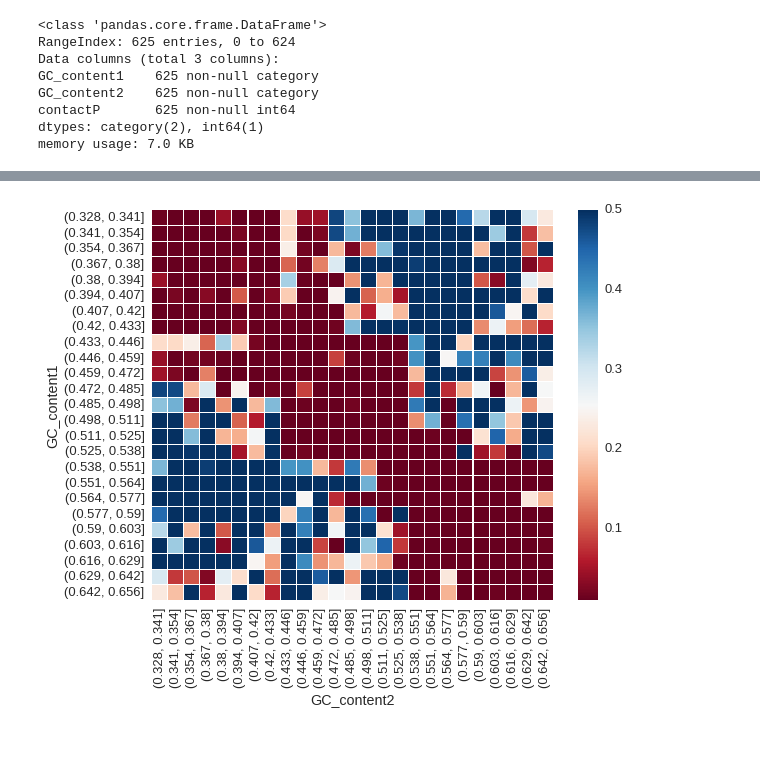
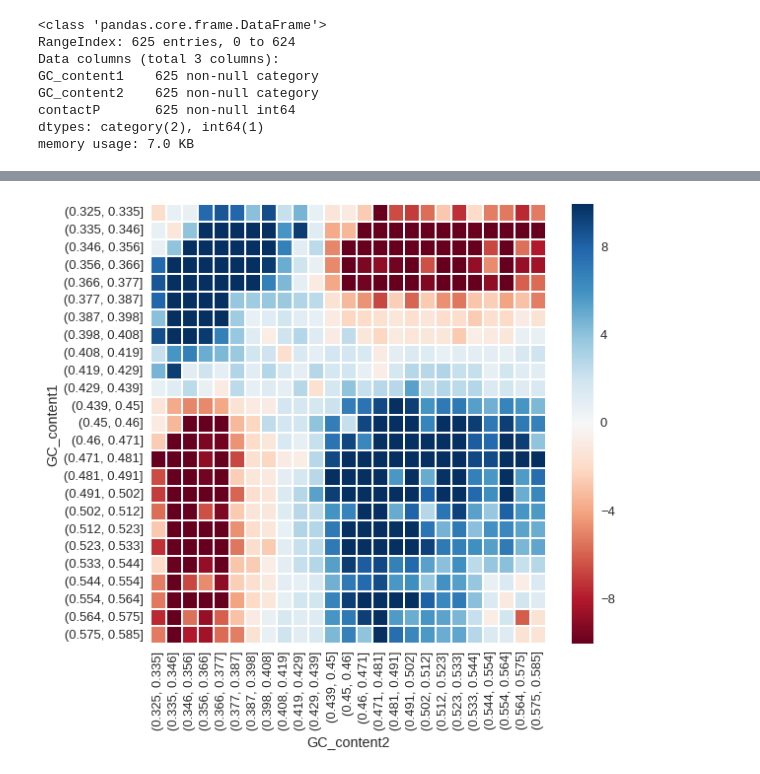
Before and after one commit to acolliva/Hi-C, a Jupyter notebook: Pandas Hi-c?.ipynb, the cells around one changed output, grey strips where cells are left out. Drawn from its saved outputs; the diff is of its cells as text; code cells hidden in the pictures; blank space fills up the shorter version.

```diff
--- a/Pandas Hi-c?.ipynb
+++ b/Pandas Hi-c?.ipynb
@@ -404,3 +466,14 @@ final.contactP.sum()*0.037192*0.037192
+# %%
+final['p_val']=final.apply(lambda x: np.log(x.survival_func), axis=1)
+final['p_val_neg']=final.apply(lambda x: np.log(1- x.survival_func), axis=1)
+# %%
+def strange(couple):
+    if abs(couple[0])>abs(couple[1]):
+        return -couple[0]
+    else:
+        return couple[1]
+# %%
+final['def_p_val']=final.apply(lambda x: strange([x.p_val,x.p_val_neg]),axis=1)
 # %%
 final
 # %% [output]
@@ -425,2 +498,2 @@ final
 # %%
-result = final.pivot(index='GC_content1', columns='GC_content2', values='prova')
+result_pval = final.pivot(index='GC_content1', columns='GC_content2', values='def_p_val')
@@ -449,6 +522,6 @@ result
 # %%
 sns.set(font_scale=1.3)
-plt.figure(figsize=(9,7))
-sns.heatmap(result, annot=False, cmap='RdBu',linewidths=.1,vmax=.5,vmin=0.01);
+plt.figure(figsize=(9,8))
+sns.heatmap(result_pval, annot=False, cmap='RdBu',linewidths=1,vmax=10,vmin=-10);
 # %% [output]
-[figure, old version]
+[figure, new version]
```
Also changed, not shown: parts of 54 cells of this notebook.
